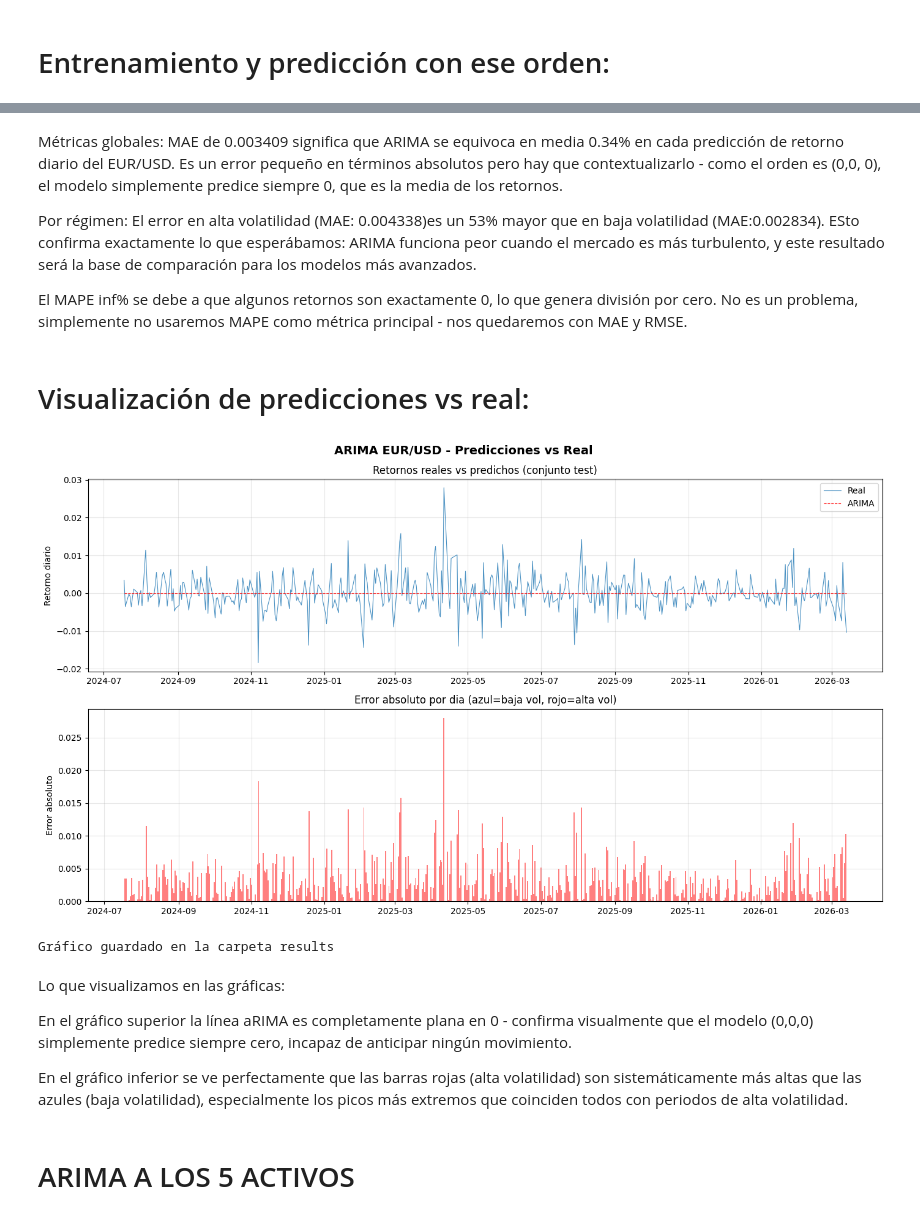
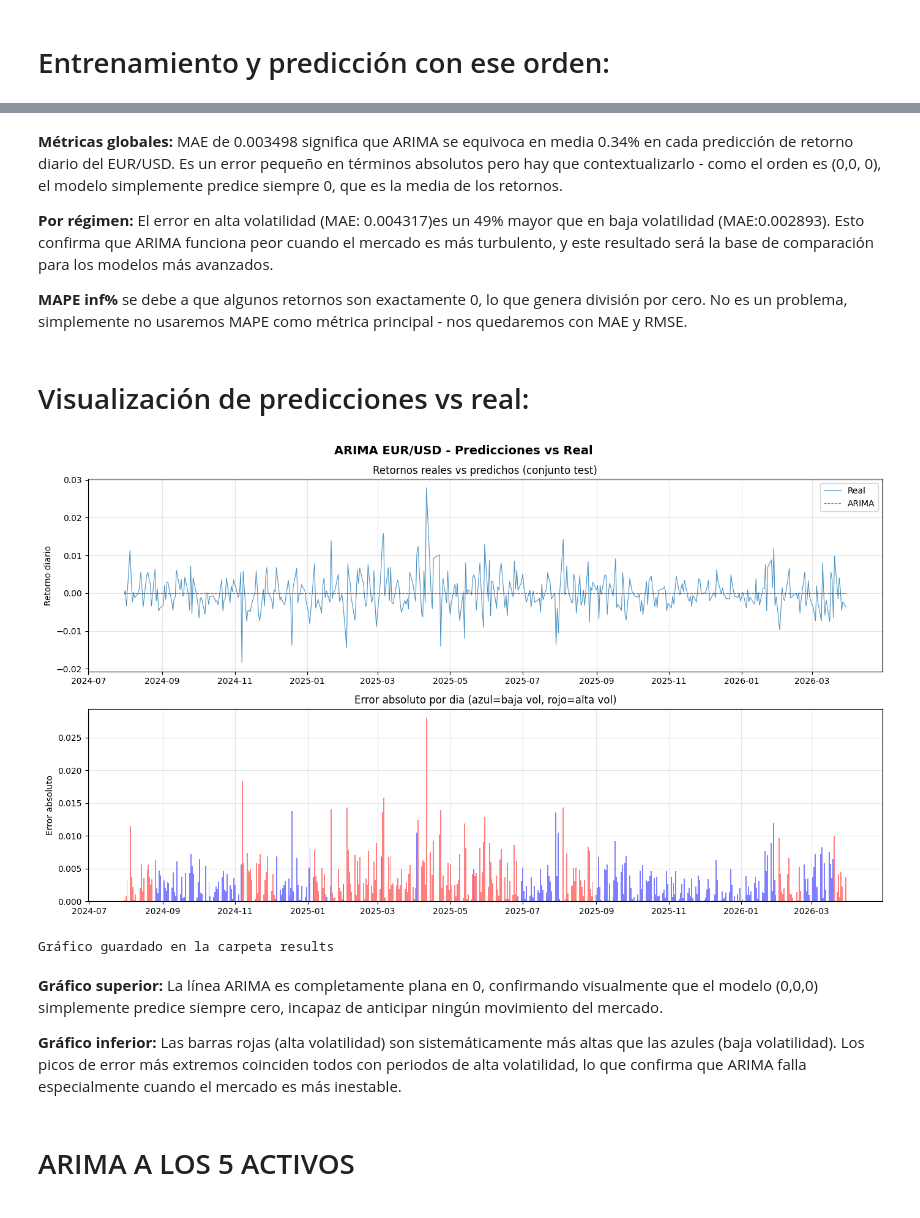
Before and after one commit to jorgegalanr/quantum-classical-forecasting-fx-crypto, a Jupyter notebook: notebooks/02_arima.ipynb, the cells around one changed output, grey strips where cells are left out. Drawn from its saved outputs; the diff is of its cells as text; code cells hidden in the pictures.

```diff
--- a/notebooks/02_arima.ipynb
+++ b/notebooks/02_arima.ipynb
@@ -143,45 +143,43 @@ Alta Volatilidad     | MAE: 0.004339 | RMSE: 0.005882 | Dias:170
 # %% [markdown]
-Métricas globales: MAE de 0.003409 significa que ARIMA se equivoca en media 0.34% en cada predicción de retorno diario del EUR/USD. Es un error pequeño en términos absolutos pero hay que contextualizarlo - como el orden es (0,0, 0), el modelo simplemente predice siempre 0, que es la media de los retornos.
+**Métricas globales:** MAE de 0.003498 significa que ARIMA se equivoca en media 0.34% en cada predicción de retorno diario del EUR/USD. Es un error pequeño en términos absolutos pero hay que contextualizarlo - como el orden es (0,0, 0), el modelo simplemente predice siempre 0, que es la media de los retornos.
 
-Por régimen: El error en alta volatilidad (MAE: 0.004338)es un 53% mayor que en baja volatilidad (MAE:0.002834). ESto confirma exactamente lo que esperábamos: ARIMA funciona peor cuando el mercado es más turbulento, y este resultado será la base de comparación para los modelos más avanzados.
+**Por régimen:** El error en alta volatilidad (MAE: 0.004317)es un 49% mayor que en baja volatilidad (MAE:0.002893). Esto confirma que ARIMA funciona peor cuando el mercado es más turbulento, y este resultado será la base de comparación para los modelos más avanzados.
 
-El MAPE inf% se debe a que algunos retornos son exactamente 0, lo que genera división por cero. No es un problema, simplemente no usaremos MAPE como métrica principal - nos quedaremos con MAE y RMSE.
+**MAPE inf%** se debe a que algunos retornos son exactamente 0, lo que genera división por cero. No es un problema, simplemente no usaremos MAPE como métrica principal - nos quedaremos con MAE y RMSE.
 # %% [markdown]
 # Visualización de predicciones vs real:
 # %%
 # Visualización predicciones vs real EUR/USD
 fig, axes = plt.subplots(2, 1, figsize=(14, 8))
 fig.suptitle("ARIMA EUR/USD - Predicciones vs Real", fontsize=14, fontweight="bold")
 
 # Gráfico superior: serie completa
 axes[0].plot(test.index, test.values, color="#1f77b4", linewidth=0.8, label="Real", alpha=0.8)
 axes[0].plot(test.index, predicciones.values, color="red", linewidth=0.8, label="ARIMA", alpha=0.8, linestyle="--")
 axes[0].set_title("Retornos reales vs predichos (conjunto test)")
 axes[0].set_ylabel("Retorno diario")
 axes[0].legend()
 axes[0].grid(True, alpha=0.3)
 
 # Gráfico inferior: errores por régimen
 errores = np.abs(test.values - predicciones.values)
-colores_regimen = ["blue" if r == 0 else "red" for r in regimen_test_alineado.values]
+colores_regimen = ["blue" if r == "Baja" else "red" for r in regimen_test_alineado.values]
 axes[1].bar(test.index, errores, color=colores_regimen, alpha=0.5, width=1)
 axes[1].set_title("Error absoluto por dia (azul=baja vol, rojo=alta vol)")
 axes[1].set_ylabel("Error absoluto")
 axes[1].grid(True, alpha=0.3)
 
 plt.tight_layout()
 plt.savefig("../results/03_arima_eurusd.png", dpi=150, bbox_inches="tight")
 plt.show()
 print("Gráfico guardado en la carpeta results")
 # %% [output]
-[figure, old version]
+[figure, new version]
 Gráfico guardado en la carpeta results
 # %% [markdown]
-Lo que visualizamos en las gráficas:
+**Gráfico superior:**  La línea ARIMA es completamente plana en 0, confirmando visualmente que el modelo (0,0,0) simplemente predice siempre cero, incapaz de anticipar ningún movimiento del mercado.
 
-En el gráfico superior la línea aRIMA es completamente plana en 0 - confirma visualmente que el modelo (0,0,0) simplemente predice siempre cero, incapaz de anticipar ningún movimiento.
-
-En el gráfico inferior se ve perfectamente que las barras rojas (alta volatilidad) son sistemáticamente más altas que las azules (baja volatilidad), especialmente los picos más extremos que coinciden todos con periodos de alta volatilidad.
+**Gráfico inferior:** Las barras rojas (alta volatilidad) son sistemáticamente más altas que las azules (baja volatilidad). Los picos de error más extremos coinciden todos con periodos de alta volatilidad, lo que confirma que ARIMA falla especialmente cuando el mercado es más inestable.
 # %% [markdown]
 # ARIMA A LOS 5 ACTIVOS
 # %%
```
Also changed, not shown: parts of 6 cells of this notebook, 22 other files.
